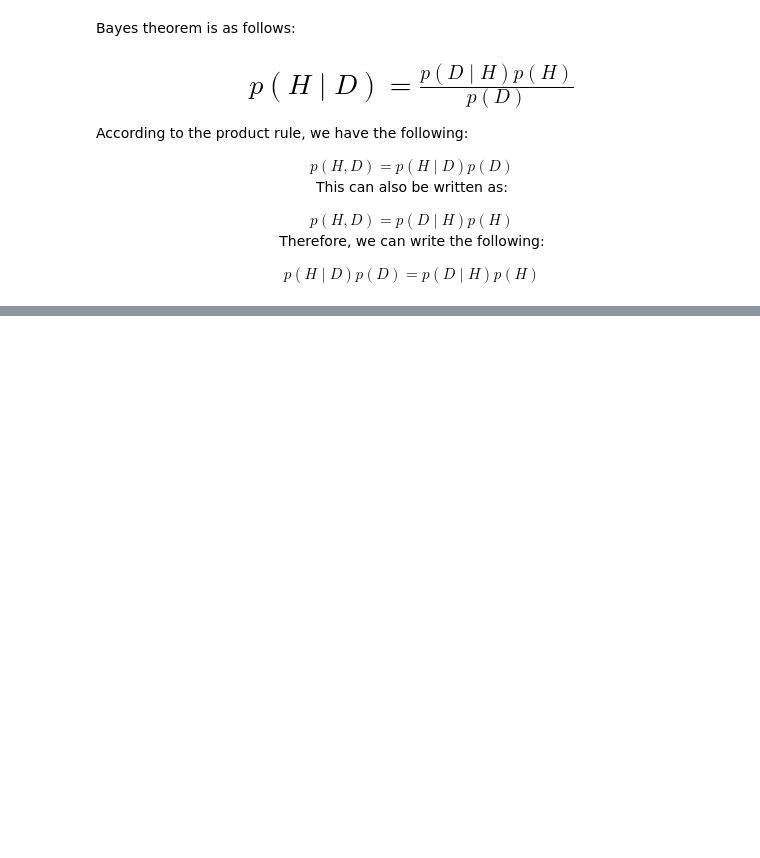
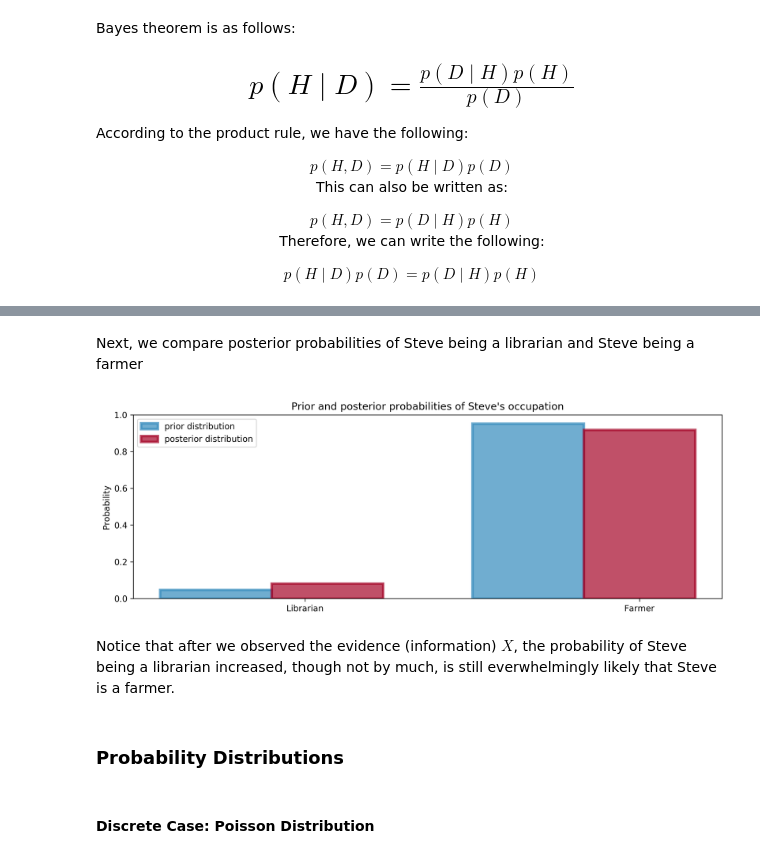
Before and after one commit to FabioArnez/Probabilistic_Programming, a Jupyter notebook: Probabilistic_Programming_Notes.ipynb, the cells around one changed output, grey strips where cells are left out. Cells and saved outputs as stored; diff of their text form; code cells hidden in the pictures; blank space fills up the shorter version.

```diff
--- a/Probabilistic_Programming_Notes.ipynb
+++ b/Probabilistic_Programming_Notes.ipynb
@@ -76,0 +200,2 @@ If we ignore the evidence, we can write Bayes theorem as a proportionality:
+# %% [markdown]
+Next, we compare posterior probabilities of Steve being a librarian and Steve being a farmer
@@ -76,0 +207,31 @@ If we ignore the evidence, we can write Bayes theorem as a proportionality:
+# %%
+figsize(12.5, 4)
+plt.rcParams['savefig.dpi'] = 300
+plt.rcParams['figure.dpi'] = 300
+colors = ["#348ABD", "#A60628"]
+# %%
+prior = [1/21., 20/21.]
+posterior = [0.0817, 1-0.0817]
+# %%
+plt.bar([0, .7], prior, alpha=0.70, width=0.25,
+        color=colors[0], label="prior distribution",
+        lw="3", edgecolor="#348ABD")
+
+plt.bar([0+0.25, .7+0.25], posterior, alpha=0.7,
+     width=0.25, color=colors[1],
+     label="posterior distribution",
+     lw="3", edgecolor="#A60628")
+
+plt.xticks([0.20, 0.95], ["Librarian", "Farmer"])
+plt.title("Prior and posterior probabilities of Steve's occupation")
+plt.ylabel("Probability")
+plt.legend(loc="upper left")
+plt.show()
+# %% [output]
+[figure, added]
+# %% [markdown]
+Notice that after we observed the evidence (information) $X$, the probability of Steve being a librarian increased, though not by much, is still everwhelmingly likely that Steve is a farmer.
+# %% [markdown]
+### Probability Distributions
+# %% [markdown]
+#### Discrete Case: Poisson Distribution
```
Also changed, not shown: parts of 24 cells of this notebook.
